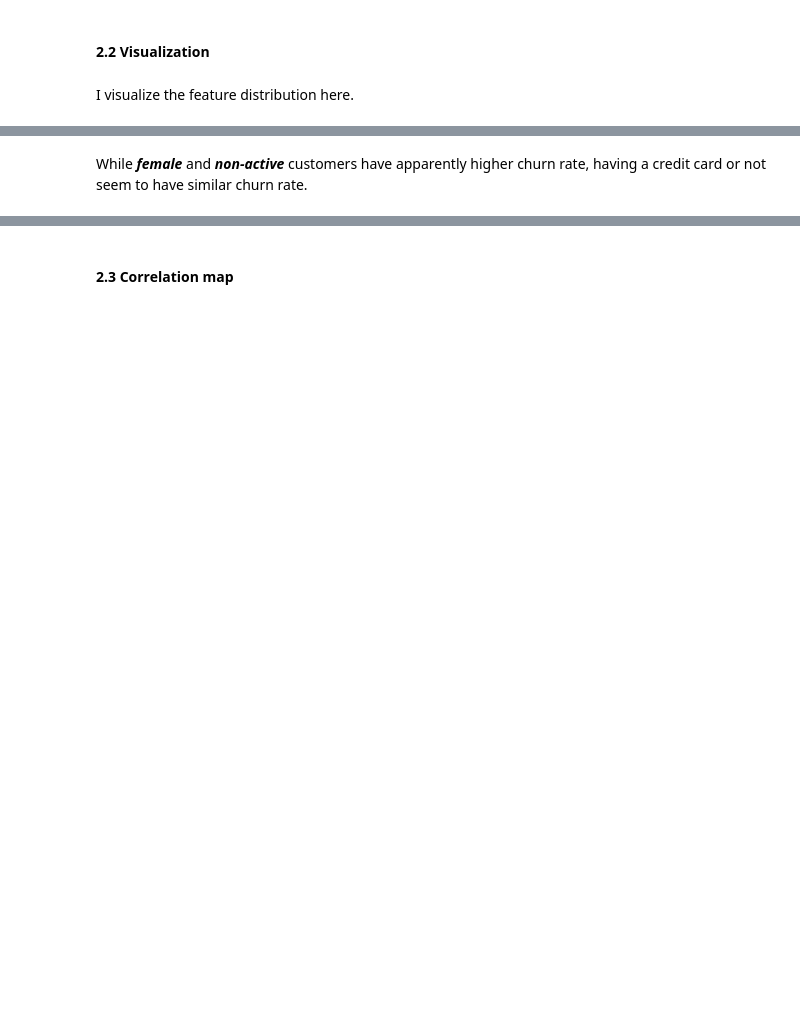
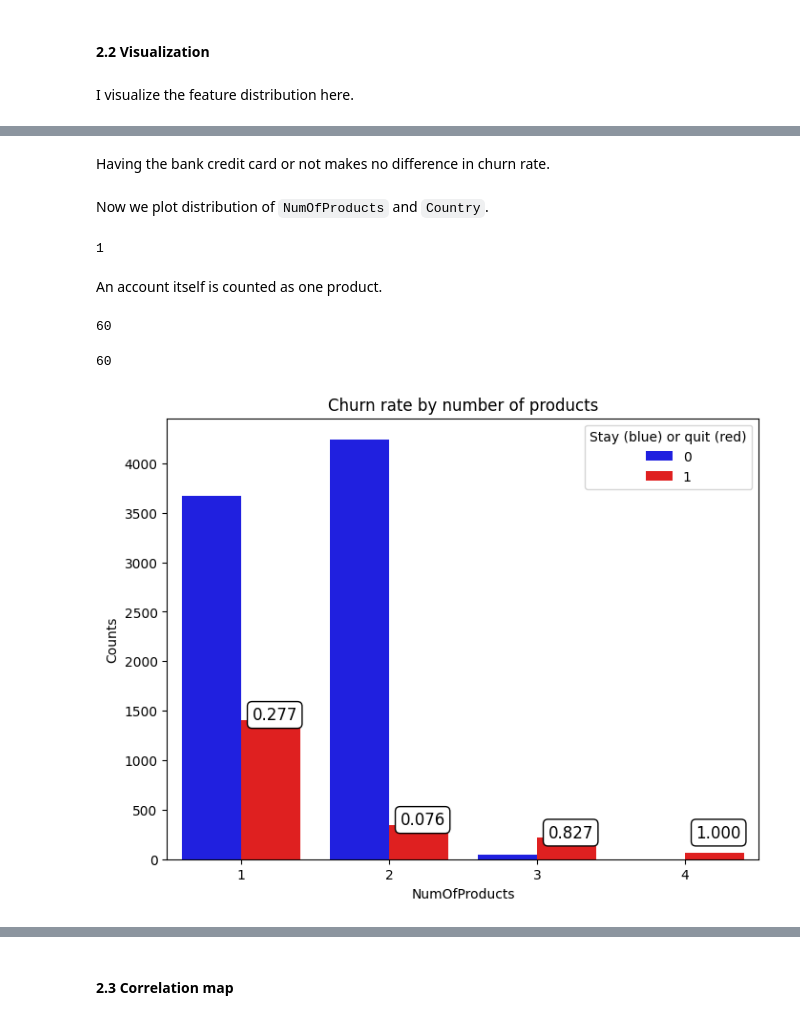
Before and after one commit to danicychao/customer_churn, a Jupyter notebook: bank_churn_rate.ipynb, the cells around one changed output, grey strips where cells are left out. Cells and saved outputs as stored; diff of their text form; code cells hidden in the pictures; blank space fills up the shorter version.

```diff
--- a/bank_churn_rate.ipynb
+++ b/bank_churn_rate.ipynb
@@ -193,2 +215,55 @@ CategoricalDistribution('IsActiveMember', 'status')
 # %% [markdown]
-While ***female*** and ***non-active*** customers have apparently higher churn rate, having a credit card or not seem to have similar churn rate.
+Having the bank credit card or not makes no difference in churn rate.
+# %% [markdown]
+Now we plot distribution of `NumOfProducts` and `Country`.
+# %%
+churn_data['NumOfProducts'].min()
+# %% [output]
+1
+# %% [markdown]
+An account itself is counted as one product.
+# %%
+num_products[num_products['NumOfProducts'] == 4]['counts'].sum()
+# %% [output]
+60
+# %%
+num_products[num_products['NumOfProducts'] == 4][num_products['Exited'] == 1]['counts'].values[0]
+# %% [output]
+60
+# %%
+num_products = churn_data.groupby(['Exited', 'NumOfProducts']).size().reset_index(name='counts')
+total_feature_1 = num_products[num_products['NumOfProducts'] == 1]['counts'].sum()
+total_feature_2 = num_products[num_products['NumOfProducts'] == 2]['counts'].sum()
+total_feature_3 = num_products[num_products['NumOfProducts'] == 3]['counts'].sum()
+total_feature_4 = num_products[num_products['NumOfProducts'] == 4]['counts'].sum()
+
+feature_churn_1 = num_products[num_products['NumOfProducts'] == 1][num_products['Exited'] == 1]['counts'].values[0]
+feature_churn_2 = num_products[num_products['NumOfProducts'] == 2][num_products['Exited'] == 1]['counts'].values[0]
+feature_churn_3 = num_products[num_products['NumOfProducts'] == 3][num_products['Exited'] == 1]['counts'].values[0]
+feature_churn_4 = num_products[num_products['NumOfProducts'] == 4][num_products['Exited'] == 1]['counts'].values[0]
+
+feature_churn_rate_1 = feature_churn_1 / total_feature_1
+feature_churn_rate_2 = feature_churn_2 / total_feature_2
+feature_churn_rate_3 = feature_churn_3 / total_feature_3
+feature_churn_rate_4 = feature_churn_4 / total_feature_4
+
+fig = plt.figure(figsize=(8,6))
+sns.barplot(num_products, x = 'NumOfProducts', y = 'counts', hue = 'Exited', palette={0: 'blue', 1: 'red'})
+
+plt.text(0.075, feature_churn_1, '{:.3f}'.format(feature_churn_rate_1), fontsize=12,
+        bbox=dict(facecolor='white', edgecolor='black', boxstyle='round,pad=0.3', linewidth=1))
+plt.text(1.075, feature_churn_2, '{:.3f}'.format(feature_churn_rate_2), fontsize=12,
+        bbox=dict(facecolor='white', edgecolor='black', boxstyle='round,pad=0.3', linewidth=1))
+plt.text(2.075, feature_churn_3, '{:.3f}'.format(feature_churn_rate_3), fontsize=12,
+        bbox=dict(facecolor='white', edgecolor='black', boxstyle='round,pad=0.3', linewidth=1))
+plt.text(3.075, feature_churn_3, '{:.3f}'.format(feature_churn_rate_4), fontsize=12,
+        bbox=dict(facecolor='white', edgecolor='black', boxstyle='round,pad=0.3', linewidth=1))
+
+plt.ylabel('Counts')
+plt.xlabel('NumOfProducts')
+plt.legend(title='Stay (blue) or quit (red)')
+plt.title('Churn rate by number of products')
+
+plt.savefig("figures/Products_dist.png", bbox_inches='tight')
+# %% [output]
+[figure, added]
```
Also changed, not shown: parts of 87 cells of this notebook.
